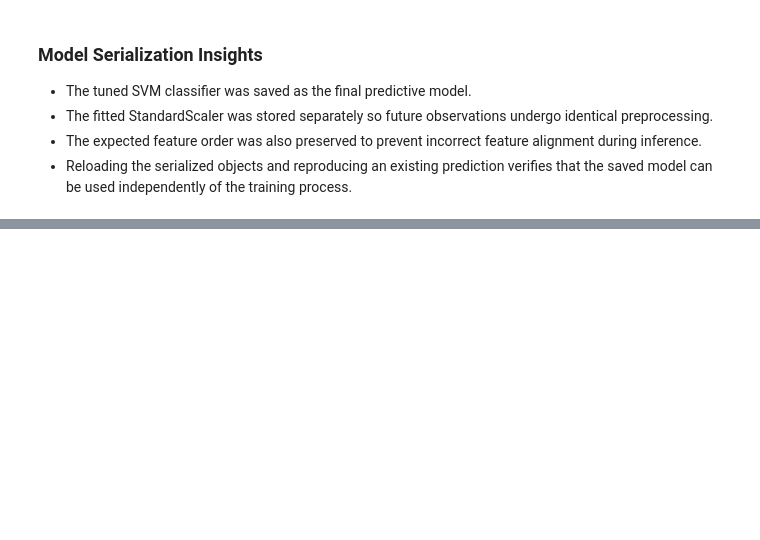
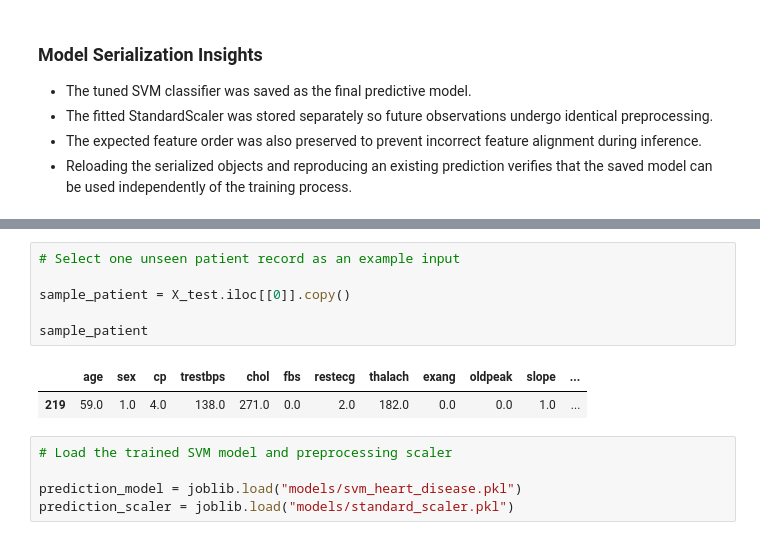
Before and after one commit to Pralishatripathy000/ml-support-vector-machine, a Jupyter notebook: notebook.ipynb, the cells around one changed output, grey strips where cells are left out. Cells and saved outputs as stored; diff of their text form; blank space fills up the shorter version.

Commit message:
Add final SVM prediction pipeline

```diff
--- a/notebook.ipynb
+++ b/notebook.ipynb
@@ -1387,0 +1394,14 @@ Serialization verified: True
+# %%
+# Select one unseen patient record as an example input
+
+sample_patient = X_test.iloc[[0]].copy()
+
+sample_patient
+# %% [output]
+|  | age | sex | cp | trestbps | chol | fbs | restecg | thalach | exang | oldpeak | slope | ... |
+| 219 | 59.0 | 1.0 | 4.0 | 138.0 | 271.0 | 0.0 | 2.0 | 182.0 | 0.0 | 0.0 | 1.0 | ... |
+# %%
+# Load the trained SVM model and preprocessing scaler
+
+prediction_model = joblib.load("models/svm_heart_disease.pkl")
+prediction_scaler = joblib.load("models/standard_scaler.pkl")
```
Also changed, not shown: parts of 5 cells of this notebook, 1 other file.
